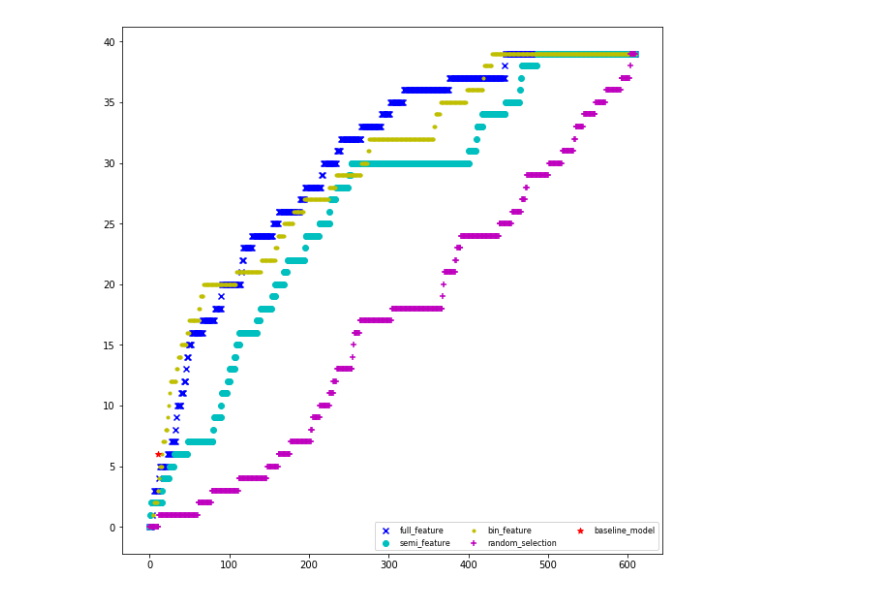
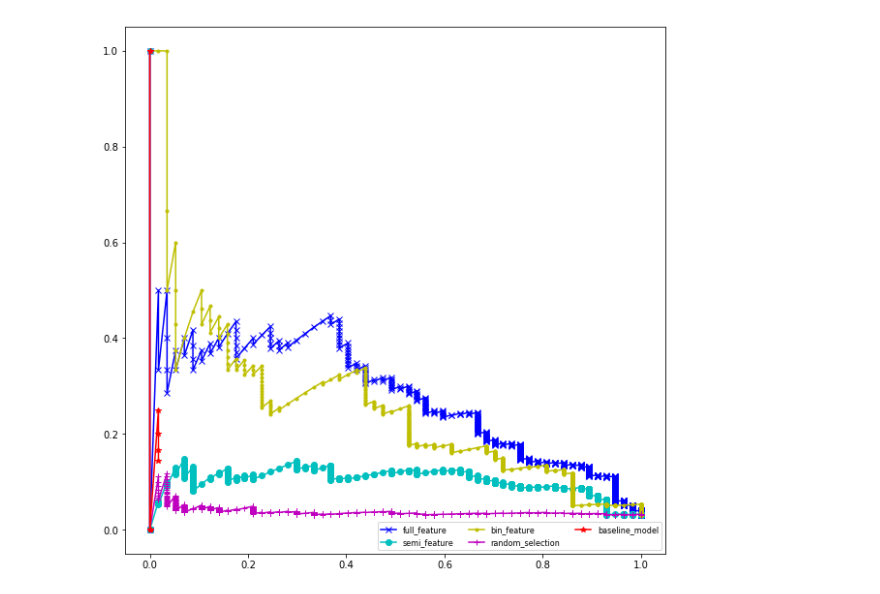
Before and after one commit to neulab/code-mining, a Jupyter notebook: attention_model/plot.ipynb, the cells around one changed output. Drawn from its saved outputs; the diff is of its cells as text; code cells hidden in the pictures.

Commit message:
Updated plots and features

```diff
--- a/attention_model/plot.ipynb
+++ b/attention_model/plot.ipynb
@@ -47 +70,9 @@ for pid, intent, code, is_annotated in random_samples:
+# %%
+semi_feature_x, semi_feature_y = create_points(semi_feature_samples)
+# %%
+bin_feature_x, bin_feature_y = create_points(bin_feature_samples)
+# %%
+random_x, random_y = create_points(random_samples, is_random=True)
+# %%
+baseline_x, baseline_y = create_points(baseline_samples, is_random=True)
 # %%
@@ -50,23 +81,23 @@ baseline_pos = [sum(1 for pid, intent, code, is_annotated in baseline_samples if
 # %%
 plt.figure(figsize=(10, 10))
 ax = plt.subplot()
 colors = ['b', 'c', 'y', 'm', 'r']
 
-full_feature = plt.scatter(full_feature_mined, full_feature_pos, marker='x', color=colors[0])
-semi_feature = plt.scatter(semi_feature_mined, semi_feature_pos, marker='o', color=colors[1])
-bin_feature  = plt.scatter(bin_feature_mined, bin_feature_pos, marker='.', color=colors[2])
-random_selection  = plt.scatter(random_mined, random_pos, marker='+', color=colors[3])
-baseline_model  = plt.scatter(baseline_mined, baseline_pos, marker='*', color=colors[4])
+full_feature, = plt.plot(full_feature_x, full_feature_y, 'x-', color=colors[0])
+semi_feature, = plt.plot(semi_feature_x, semi_feature_y, 'o-', color=colors[1])
+bin_feature,  = plt.plot(bin_feature_x, bin_feature_y, '.-', color=colors[2])
+random_selection,  = plt.plot(random_x, random_y, '+-', color=colors[3])
+baseline_model,  = plt.plot(baseline_x, baseline_y, '*-', color=colors[4])
 
 
 plt.legend((full_feature, semi_feature, bin_feature, random_selection, baseline_model),
-           ('full_feature', 'semi_feature', 'bin_feature', 'random_selection', 'baseline_model'),
-           scatterpoints=1,
-           loc='lower right',
-           ncol=3,
-           fontsize=8)
+          ('full_feature', 'semi_feature', 'bin_feature', 'random_selection', 'baseline_model'),
+          scatterpoints=1,
+          loc='lower right',
+          ncol=3,
+          fontsize=8)
 #ax.set_xlim([0, 100])
 #ax.set_ylim([0, 100])
 plt.show()
 # %% [output]
-[figure, old version]
+[figure, new version]
```
Also changed, not shown: parts of 8 cells of this notebook, 1 other file.
